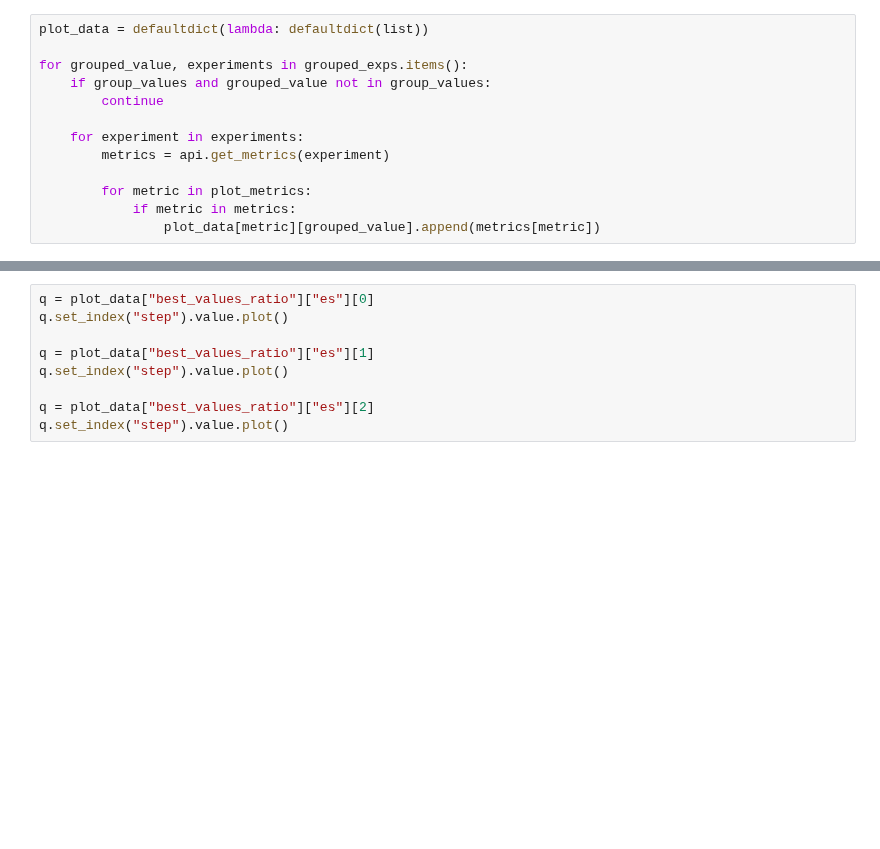
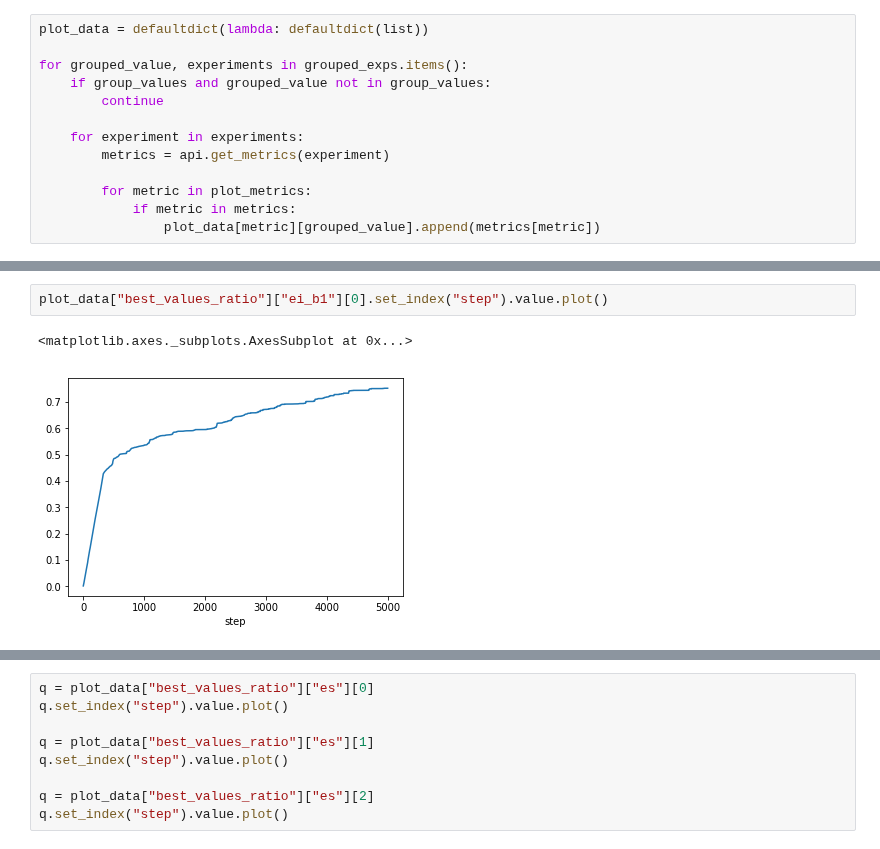
Before and after one commit to tmfs10/bb-opt, a Jupyter notebook: notebooks_nathan/comet_charts.ipynb, the cells around one changed output, grey strips where cells are left out. Cells and saved outputs as stored; diff of their text form; blank space fills up the shorter version.

```diff
--- a/notebooks_nathan/comet_charts.ipynb
+++ b/notebooks_nathan/comet_charts.ipynb
@@ -100,0 +117,5 @@ tensor([[ 6, -2],
+# %%
+plot_data["best_values_ratio"]["ei_b1"][0].set_index("step").value.plot()
+# %% [output]
+<matplotlib.axes._subplots.AxesSubplot at 0x...>
+[figure, added]
```
Also changed, not shown: parts of 14 cells of this notebook, 7 other files.
